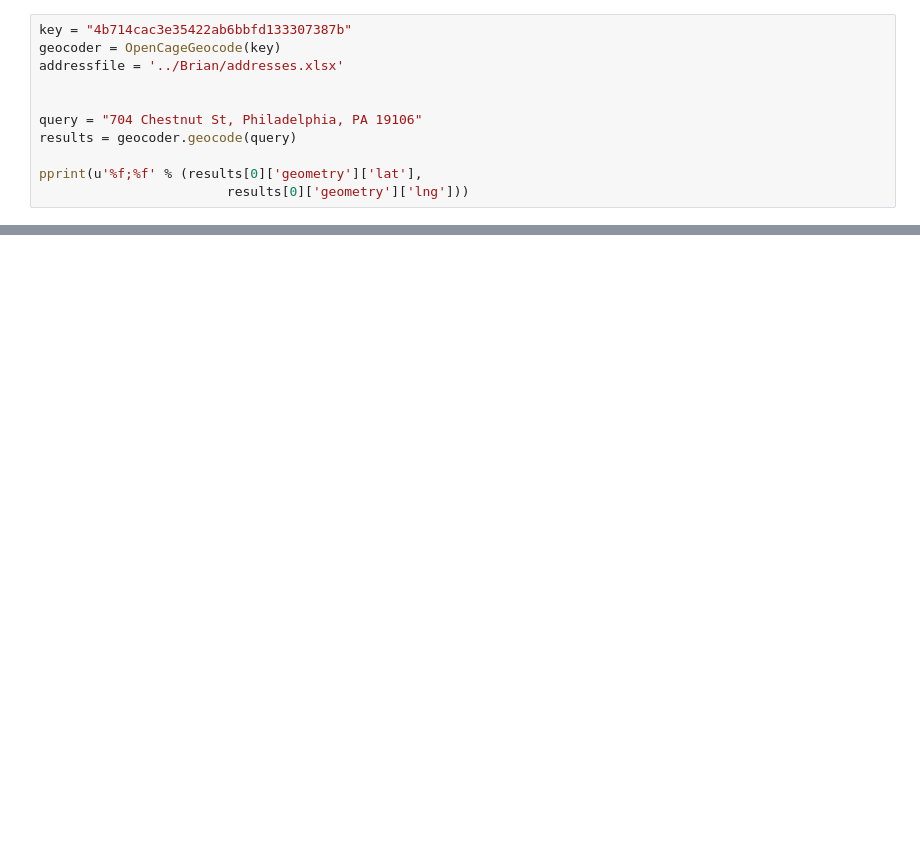
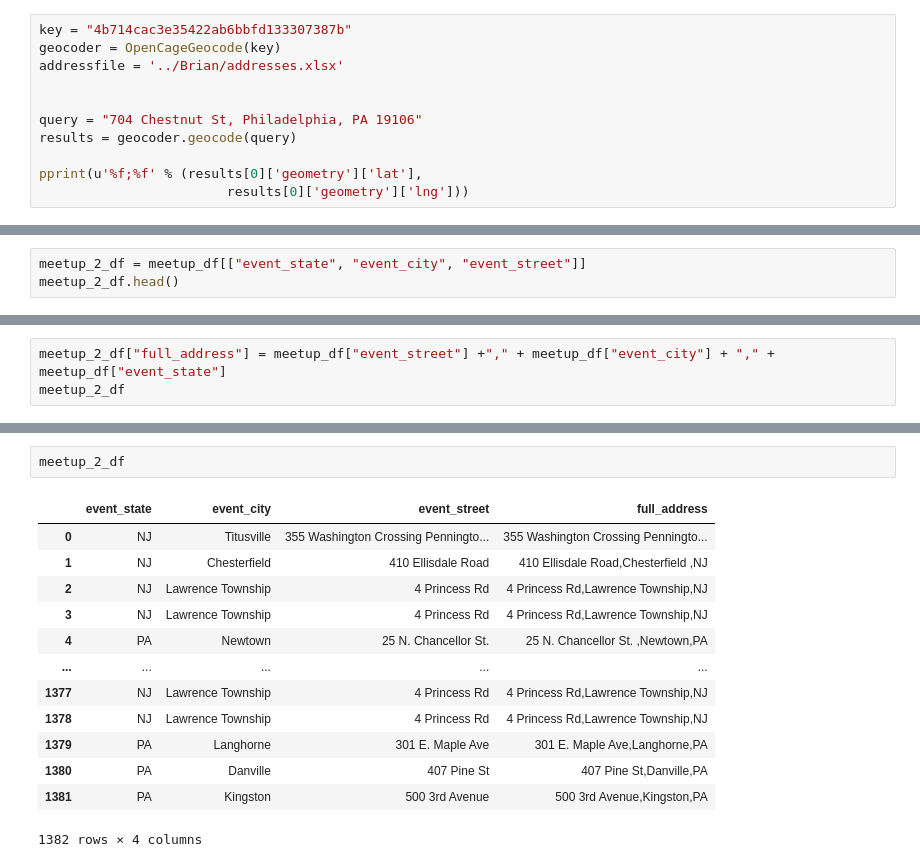
Before and after one commit to MersedehSP/Meetup_Project2, a Jupyter notebook: Opencage.ipynb, the cells around one changed output, grey strips where cells are left out. Cells and saved outputs as stored; diff of their text form; blank space fills up the shorter version.

```diff
--- a/Opencage.ipynb
+++ b/Opencage.ipynb
@@ -40,0 +63,3 @@ except RateLimitExceededError as ex:
+# %%
+meetup_2_df = meetup_df[["event_state", "event_city", "event_street"]]
+meetup_2_df.head()
@@ -40,0 +73,3 @@ except RateLimitExceededError as ex:
+# %%
+meetup_2_df["full_address"] = meetup_df["event_street"] +"," + meetup_df["event_city"] + "," + meetup_df["event_state"]
+meetup_2_df
@@ -40,0 +88,16 @@ except RateLimitExceededError as ex:
+# %%
+meetup_2_df
+# %% [output]
+|  | event_state | event_city | event_street | full_address |
+| 0 | NJ | Titusville | 355 Washington Crossing Penningto... | 355 Washington Crossing Penningto... |
+| 1 | NJ | Chesterfield | 410 Ellisdale Road | 410 Ellisdale Road,Chesterfield ,NJ |
+| 2 | NJ | Lawrence Township | 4 Princess Rd | 4 Princess Rd,Lawrence Township,NJ |
+| 3 | NJ | Lawrence Township | 4 Princess Rd | 4 Princess Rd,Lawrence Township,NJ |
+| 4 | PA | Newtown | 25 N. Chancellor St. | 25 N. Chancellor St. ,Newtown,PA |
+| ... | ... | ... | ... | ... |
+| 1377 | NJ | Lawrence Township | 4 Princess Rd | 4 Princess Rd,Lawrence Township,NJ |
+| 1378 | NJ | Lawrence Township | 4 Princess Rd | 4 Princess Rd,Lawrence Township,NJ |
+| 1379 | PA | Langhorne | 301 E. Maple Ave | 301 E. Maple Ave,Langhorne,PA |
+| 1380 | PA | Danville | 407 Pine St | 407 Pine St,Danville,PA |
+| 1381 | PA | Kingston | 500 3rd Avenue | 500 3rd Avenue,Kingston,PA |
+1382 rows × 4 columns
```
Also changed, not shown: parts of 17 cells of this notebook, 9 other files.
